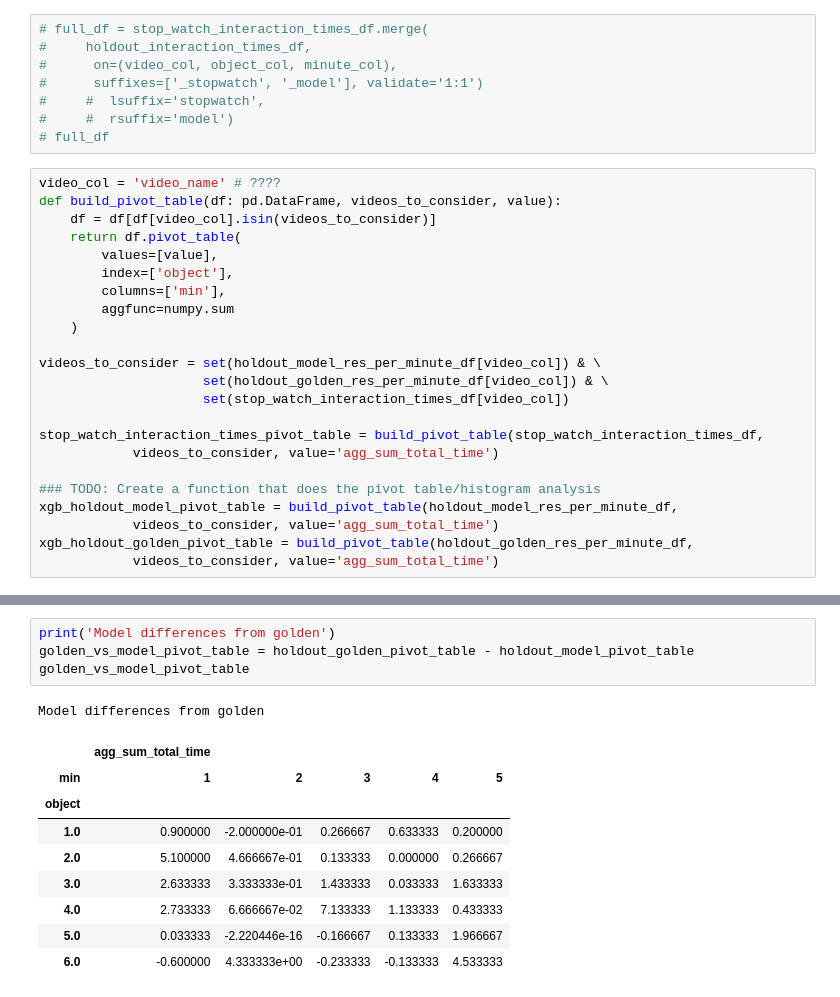
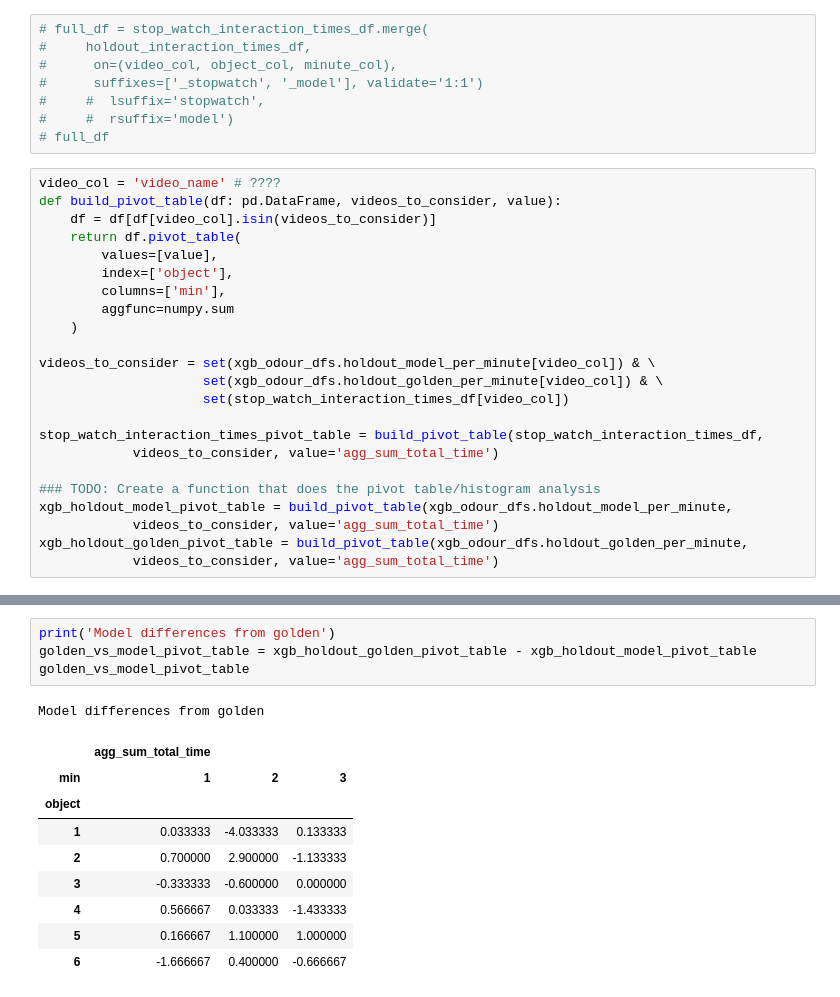
Before and after one commit to HowlandLab/DIBS, a Jupyter notebook: hackathon_sept_2022/October2022-Ilne-paper-analysis.ipynb, the cells around one changed output, grey strips where cells are left out. Saved outputs shown, nothing was run; the diff lists cells and outputs as text.

```diff
--- a/hackathon_sept_2022/October2022-Ilne-paper-analysis.ipynb
+++ b/hackathon_sept_2022/October2022-Ilne-paper-analysis.ipynb
@@ -1327,15 +1323,15 @@ def build_pivot_table(df: pd.DataFrame, videos_to_consider, value):
         aggfunc=numpy.sum
     )
 
-videos_to_consider = set(holdout_model_res_per_minute_df[video_col]) & \
-                     set(holdout_golden_res_per_minute_df[video_col]) & \
+videos_to_consider = set(xgb_odour_dfs.holdout_model_per_minute[video_col]) & \
+                     set(xgb_odour_dfs.holdout_golden_per_minute[video_col]) & \
                      set(stop_watch_interaction_times_df[video_col])
 
 stop_watch_interaction_times_pivot_table = build_pivot_table(stop_watch_interaction_times_df,
             videos_to_consider, value='agg_sum_total_time')
 
 ### TODO: Create a function that does the pivot table/histogram analysis
-xgb_holdout_model_pivot_table = build_pivot_table(holdout_model_res_per_minute_df,
+xgb_holdout_model_pivot_table = build_pivot_table(xgb_odour_dfs.holdout_model_per_minute,
             videos_to_consider, value='agg_sum_total_time')
-xgb_holdout_golden_pivot_table = build_pivot_table(holdout_golden_res_per_minute_df,
+xgb_holdout_golden_pivot_table = build_pivot_table(xgb_odour_dfs.holdout_golden_per_minute,
             videos_to_consider, value='agg_sum_total_time')
@@ -1362,17 +1358,17 @@ holdout_model_pivot_table, holdout_golden_pivot_table, stop_watch_interaction_ti
 # %%
 print('Model differences from golden')
-golden_vs_model_pivot_table = holdout_golden_pivot_table - holdout_model_pivot_table
+golden_vs_model_pivot_table = xgb_holdout_golden_pivot_table - xgb_holdout_model_pivot_table
 golden_vs_model_pivot_table
 # %% [output]
 Model differences from golden
-|  | agg_sum_total_time |  |  |  |  |
-| min | 1 | 2 | 3 | 4 | 5 |
-| object |  |  |  |  |  |
-| 1.0 | 0.900000 | -2.000000e-01 | 0.266667 | 0.633333 | 0.200000 |
-| 2.0 | 5.100000 | 4.666667e-01 | 0.133333 | 0.000000 | 0.266667 |
-| 3.0 | 2.633333 | 3.333333e-01 | 1.433333 | 0.033333 | 1.633333 |
-| 4.0 | 2.733333 | 6.666667e-02 | 7.133333 | 1.133333 | 0.433333 |
-| 5.0 | 0.033333 | -2.220446e-16 | -0.166667 | 0.133333 | 1.966667 |
-| 6.0 | -0.600000 | 4.333333e+00 | -0.233333 | -0.133333 | 4.533333 |
+|  | agg_sum_total_time |  |  |
+| min | 1 | 2 | 3 |
+| object |  |  |  |
+| 1 | 0.033333 | -4.033333 | 0.133333 |
+| 2 | 0.700000 | 2.900000 | -1.133333 |
+| 3 | -0.333333 | -0.600000 | 0.000000 |
+| 4 | 0.566667 | 0.033333 | -1.433333 |
+| 5 | 0.166667 | 1.100000 | 1.000000 |
+| 6 | -1.666667 | 0.400000 | -0.666667 |
 # %%
 print('Stop watch differences from golden')
```
Also changed, not shown: parts of 10 cells of this notebook.
